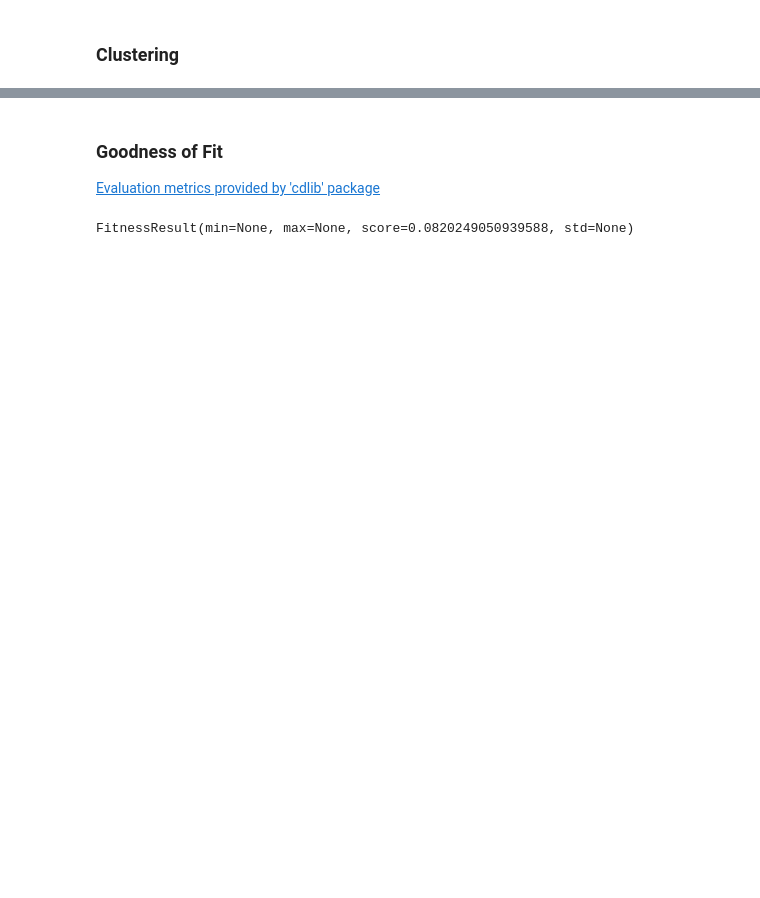
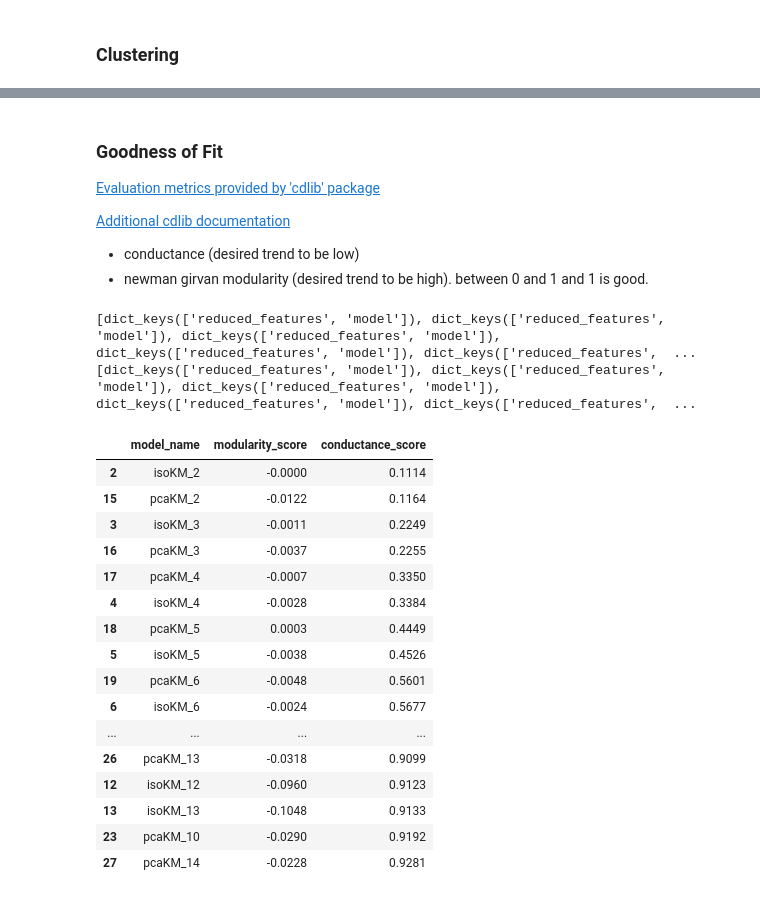
Before and after one commit to staleyj15/Puzzle_Masters_Project, a Jupyter notebook: Project_Code.ipynb, the cells around one changed output, grey strips where cells are left out. Saved outputs shown, nothing was run; the diff lists cells and outputs as text; code cells hidden in the pictures; blank space fills up the shorter version.

```diff
--- a/Project_Code.ipynb
+++ b/Project_Code.ipynb
@@ -120,25 +146,64 @@ km = KMeans(n_clusters = k).fit(feature_set)
 # %% [markdown]
 ### Goodness of Fit
 [Evaluation metrics provided by 'cdlib' package](https://cdlib.readthedocs.io/en/latest/reference/classes/node_clustering.html#methods)
+
+[Additional cdlib documentation](https://cdlib.readthedocs.io/_/downloads/en/stable/pdf/)
+
+* conductance (desired trend to be low)
+* newman girvan modularity (desired trend to be high). between 0 and 1 and 1 is good.
 # %%
 # compare clusters to adjacency graph
 adj = np.loadtxt('AdjacencyMatrices/Puzzle1_AdjacencyMatrix.csv', delimiter = ',', dtype=int)
 assert adj.shape[0] == adj.shape[1], 'Adjacency matrix must be symmetrical'
 assert adj.shape[0] == len(pictures), 'Adjacency matrix should have one row and one column for every puzzle piece'
 
 # Convert the adjacency matrix into a NetworkX graph object
 adjG = ToGraph(adj)
 
 # store indices of each cluster in list of lists
-clusters = []
-for i in range(k):
-    i_indices = np.where(km.labels_ == i)[0].tolist()
-    clusters.append(i_indices)
+model_dict = defaultdict(dict)
+all_models = [km, sc] + [km_iso_models[x]['model'] for x in km_iso_models] + [km_pca_models[x]['model'] for x in km_pca_models]
+all_names = ['KMeans', 'SpectralClustering'] + list(km_iso_models.keys()) + list(km_pca_models.keys())
 
-# Use the clusters and the adjacency matrix graph to create cdlib 'NodeClustering' object
-Comms = cdlib.NodeClustering(clusters, adjG, 'Manual')
+# create data frame to store comparison results
+model_comparison = pd.DataFrame({'model_name': all_names, 'modularity_score' : [0] * len(all_names), 'conductance_score': [0] * len(all_names)})
 
-# Using the object created above, many 'fittness' metrics can be calculated
-cdlib.evaluation.erdos_renyi_modularity(adjG,Comms)
+for name,model in zip(all_names, all_models):
+
+    clusters = []
+
+    for i in range(k):
+        i_indices = np.where(model.labels_ == i)[0].tolist()
+        clusters.append(i_indices)
+    model_dict[name]['clusters'] = clusters
+
+    Comms = cdlib.NodeClustering(clusters, adjG, 'Manual')
+    model_dict[name]['Comms'] = Comms
+
+    # Using the object created above, many 'fitness' metrics can be calculated
+    modularity = cdlib.evaluation.newman_girvan_modularity(adjG, Comms)
+    conductance = cdlib.evaluation.conductance(adjG, Comms)
+    model_comparison.loc[model_comparison.model_name == name, ['modularity_score','conductance_score']] = [round(x,4) for x in [modularity.score, conductance.score]]
+
+model_comparison.sort_values(by = ['conductance_score', 'modularity_score'], ascending = [True, False], inplace = True)
+model_comparison
 # %% [output]
-FitnessResult(min=None, max=None, score=0.0820249050939588, std=None)
+[dict_keys(['reduced_features', 'model']), dict_keys(['reduced_features', 'model']), dict_keys(['reduced_features', 'model']), dict_keys(['reduced_features', 'model']), dict_keys(['reduced_features',  ...
+[dict_keys(['reduced_features', 'model']), dict_keys(['reduced_features', 'model']), dict_keys(['reduced_features', 'model']), dict_keys(['reduced_features', 'model']), dict_keys(['reduced_features',  ...
+|  | model_name | modularity_score | conductance_score |
+| 2 | isoKM_2 | -0.0000 | 0.1114 |
+| 15 | pcaKM_2 | -0.0122 | 0.1164 |
+| 3 | isoKM_3 | -0.0011 | 0.2249 |
+| 16 | pcaKM_3 | -0.0037 | 0.2255 |
+| 17 | pcaKM_4 | -0.0007 | 0.3350 |
+| 4 | isoKM_4 | -0.0028 | 0.3384 |
+| 18 | pcaKM_5 | 0.0003 | 0.4449 |
+| 5 | isoKM_5 | -0.0038 | 0.4526 |
+| 19 | pcaKM_6 | -0.0048 | 0.5601 |
+| 6 | isoKM_6 | -0.0024 | 0.5677 |
+| ... | ... | ... | ... |
+| 26 | pcaKM_13 | -0.0318 | 0.9099 |
+| 12 | isoKM_12 | -0.0960 | 0.9123 |
+| 13 | isoKM_13 | -0.1048 | 0.9133 |
+| 23 | pcaKM_10 | -0.0290 | 0.9192 |
+| 27 | pcaKM_14 | -0.0228 | 0.9281 |
```
Also changed, not shown: parts of 9 cells of this notebook, 31 other files.
